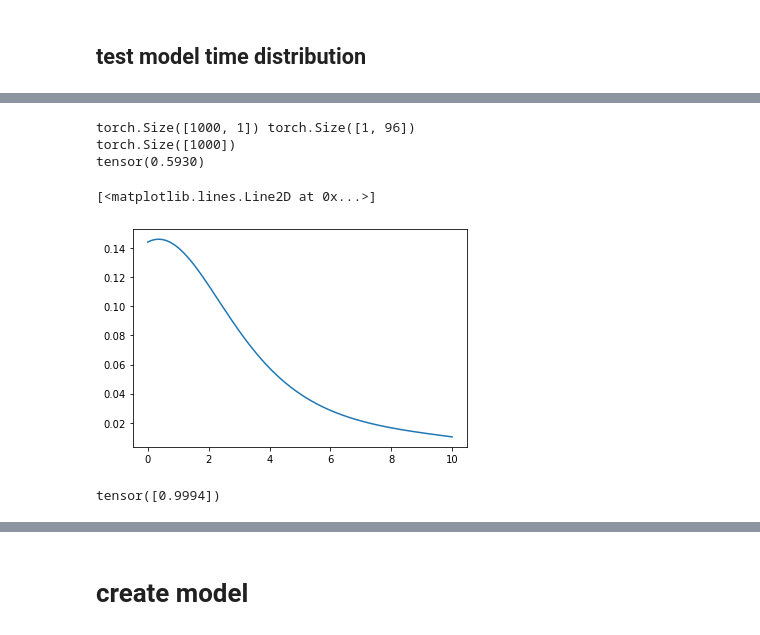
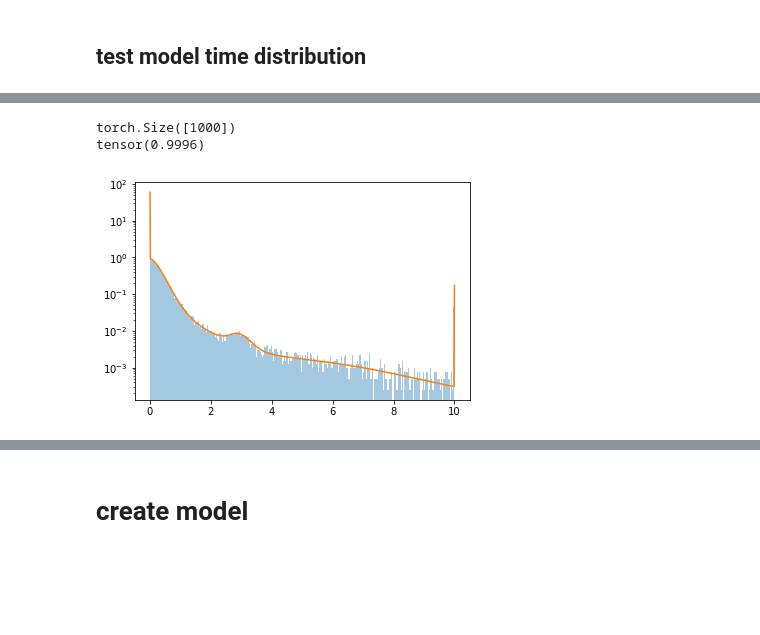
Before and after one commit to Intelligent-Instruments-Lab/iil-python-tools, a Jupyter notebook: notepredictor/notebook/midi.ipynb, the cells around one changed output, grey strips where cells are left out. Saved outputs shown, nothing was run; the diff lists cells and outputs as text; code cells hidden in the pictures; blank space fills up the shorter version.

```diff
--- a/notepredictor/notebook/midi.ipynb
+++ b/notepredictor/notebook/midi.ipynb
@@ -194,15 +67,0 @@ class CensoredMixtureLogistic(nn.Module):
-# %%
-b = 1
-n = 32
-r = 0.01
-lo, hi = 0, 10
-
-bins = int((hi-lo)/r)
-
-dist = CensoredMixtureLogistic(n, r, lo, hi)
-
-with torch.no_grad():
-    x = torch.linspace(lo-1,hi+1,bins)
-    cdf = dist.cdf(torch.zeros_like(dist.bias), x)
-
-plt.plot(x[:-1], cdf.diff(1, 0))
@@ -212,53 +68,25 @@ plt.plot(x[:-1], cdf.diff(1, 0))
 # %%
 n = 32
 r = 0.01
 lo, hi = 0, 10
 
 bins = int((hi-lo)/r)
 
 dist = CensoredMixtureLogistic(n, r, lo, hi)
 
 with torch.no_grad():
-    h = torch.zeros_like(dist.bias)[None]
+    h = torch.randn_like(dist.bias)[None]*4
     x = torch.linspace(lo,hi,bins)
     samps = dist.sample(h, 100_000)
     probs = dist(h, x)['log_prob'].exp()
 
 print(probs.shape)
 print(probs.sum(0))
 
-sns.distplot(samps[:,i], kde=False, norm_hist=True, bins=bins)
+sns.distplot(samps, kde=False, norm_hist=True, bins=bins//4)
 plt.plot(x, probs/r)
-# plt.yscale('log')
+plt.yscale('log')
 # %% [output]
-torch.Size([1000, 1]) torch.Size([1, 96])
 torch.Size([1000])
-tensor(0.5930)
+tensor(0.9996)
-[<matplotlib.lines.Line2D at 0x...>]
-[figure, old version]
+[figure, new version]
-# %%
-b = 1
-n = 32
-r = 0.01
-lo, hi = 0, 10
-
-bins = int((hi-lo)/r)
-
-dist = CensoredMixturePointyBoi(n, r, lo, hi)
-
-with torch.no_grad():
-    dist.bias.zero_()
-    # h = torch.randn(b, n*3) + 1
-    h = torch.cat((
-        torch.zeros(b, n),
-        # torch.linspace(lo-.1, hi+.1, n)[None].expand(b,-1),
-        torch.logspace(-3,1,n)[None].expand(b,-1),
-        torch.ones(b, n)*1,
-    ),-1)
-    x = torch.linspace(lo,hi,bins)[...,None]
-    samps = dist.sample(h, 100_000)
-    probs = dist(h, x)['log_prob'].exp()
-
-probs.sum(0)
-# %% [output]
-tensor([0.9994])
```
Also changed, not shown: parts of 14 cells of this notebook, 2 other files.
